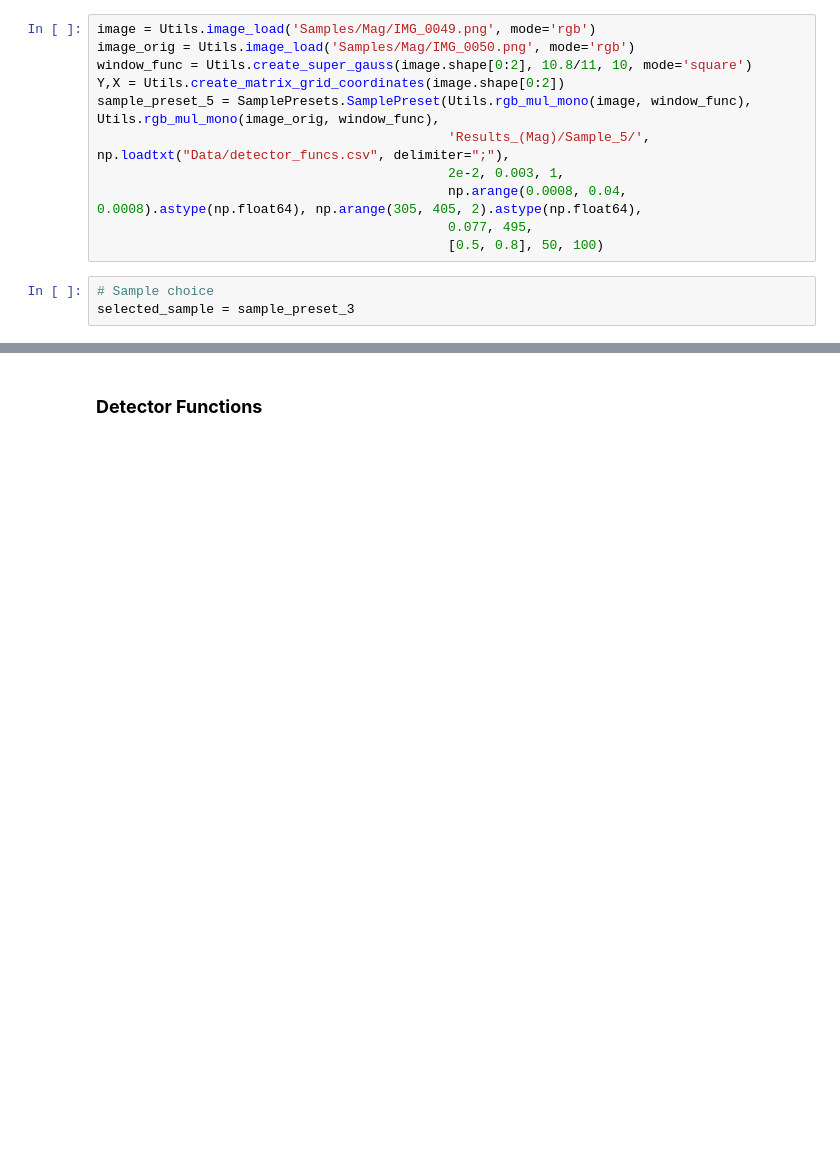
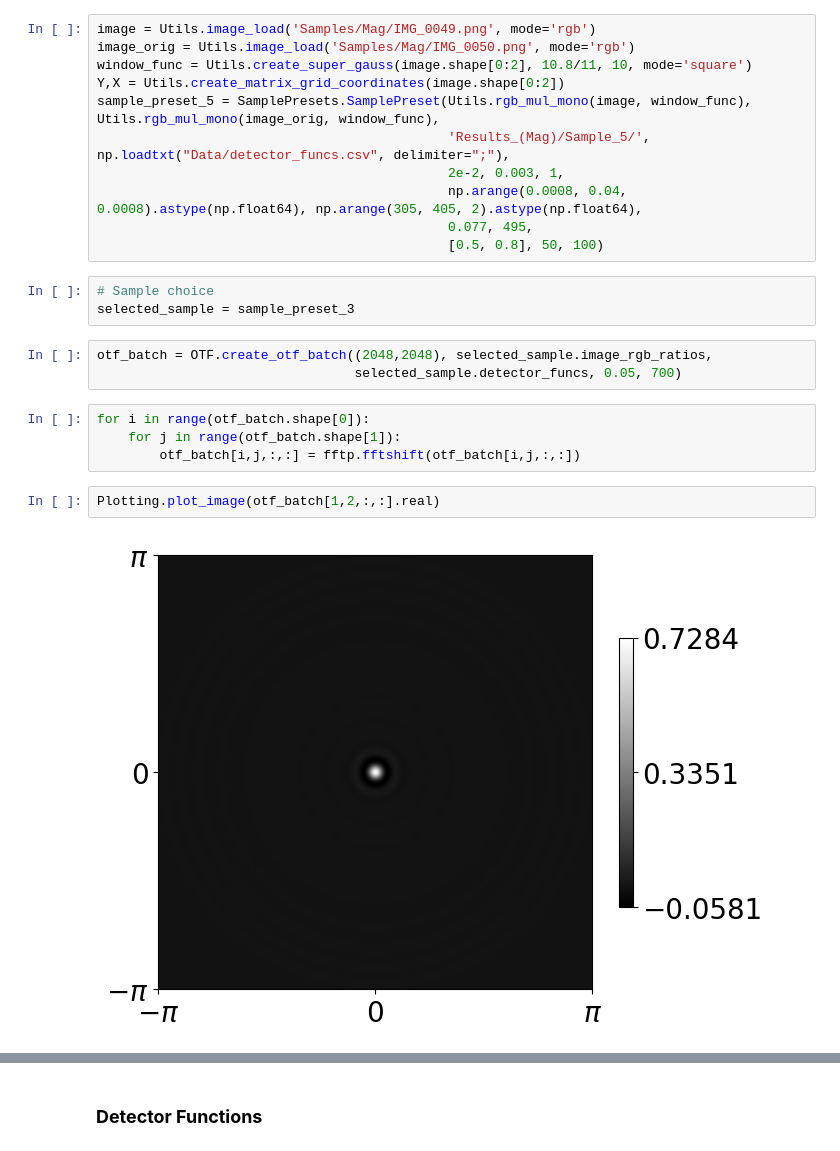
Before and after one commit to ArthurLlew/ImageRestoration, a Jupyter notebook: Mag_Restoration.ipynb, the cells around one changed output, grey strips where cells are left out. Cells and saved outputs as stored; diff of their text form; blank space fills up the shorter version.

```diff
--- a/Mag_Restoration.ipynb
+++ b/Mag_Restoration.ipynb
@@ -75,3 +75,14 @@ sample_preset_5 = SamplePresets.SamplePreset(Utils.rgb_mul_mono(image, window_fu
 # %%
 # Sample choice
 selected_sample = sample_preset_3
+# %%
+otf_batch = OTF.create_otf_batch((2048,2048), selected_sample.image_rgb_ratios,
+                                 selected_sample.detector_funcs, 0.05, 700)
+# %%
+for i in range(otf_batch.shape[0]):
+    for j in range(otf_batch.shape[1]):
+        otf_batch[i,j,:,:] = fftp.fftshift(otf_batch[i,j,:,:])
+# %%
+Plotting.plot_image(otf_batch[1,2,:,:].real)
+# %% [output]
+[figure, added]
```
Also changed, not shown: parts of 10 cells of this notebook, 1 other file.
